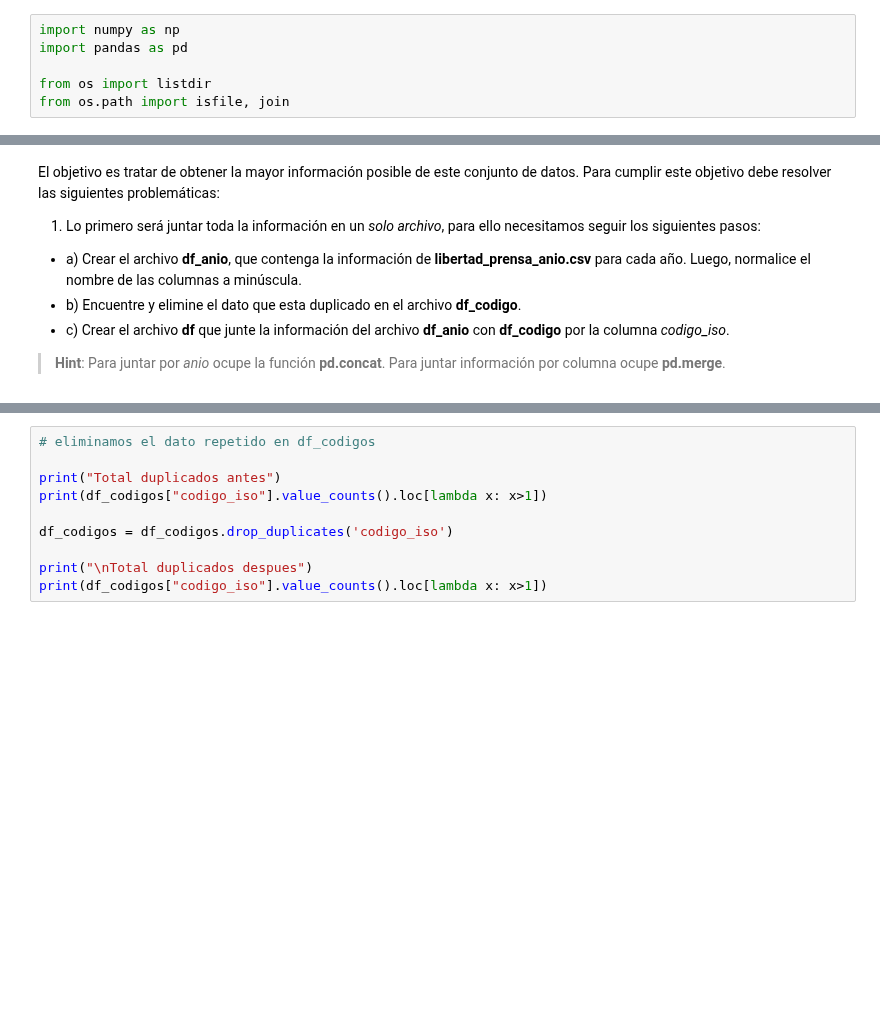
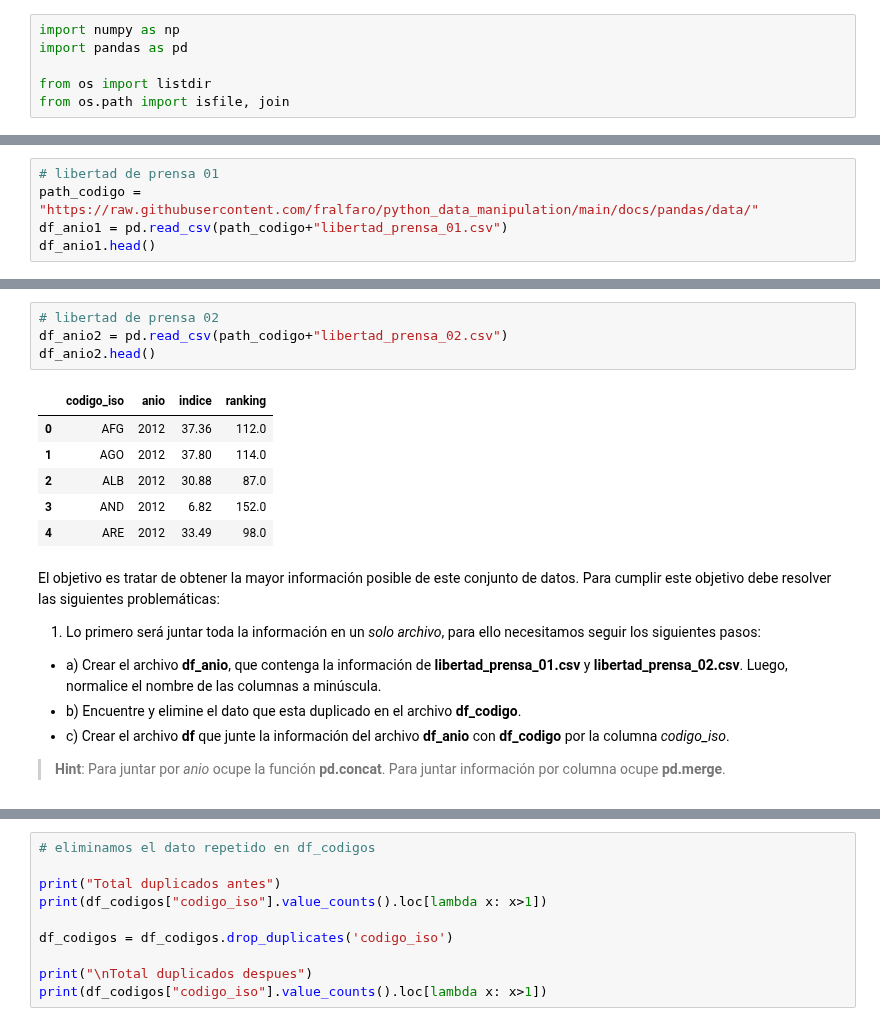
Before and after one commit to fralfaro/python_eda, a Jupyter notebook: docs/pandas/034_ejemplo_practico.ipynb, the cells around one changed output, grey strips where cells are left out. Saved outputs shown, nothing was run; the diff lists cells and outputs as text; blank space fills up the shorter version.

Commit message:
update ejemplos pandas

```diff
--- a/docs/pandas/034_ejemplo_practico.ipynb
+++ b/docs/pandas/034_ejemplo_practico.ipynb
@@ -44,3 +44,8 @@ df_codigos.head()
 | 2 | ALB | Albania |
 | 3 | AND | Andorra |
 | 4 | ARE | Emiratos Árabes Unidos |
+# %%
+# libertad de prensa 01
+path_codigo = "https://raw.githubusercontent.com/fralfaro/python_data_manipulation/main/docs/pandas/data/"
+df_anio1 = pd.read_csv(path_codigo+"libertad_prensa_01.csv")
+df_anio1.head()
@@ -47,9 +59,20 @@ df_codigos.head()
+# %%
+# libertad de prensa 02
+df_anio2 = pd.read_csv(path_codigo+"libertad_prensa_02.csv")
+df_anio2.head()
+# %% [output]
+|  | codigo_iso | anio | indice | ranking |
+| 0 | AFG | 2012 | 37.36 | 112.0 |
+| 1 | AGO | 2012 | 37.80 | 114.0 |
+| 2 | ALB | 2012 | 30.88 | 87.0 |
+| 3 | AND | 2012 | 6.82 | 152.0 |
+| 4 | ARE | 2012 | 33.49 | 98.0 |
 # %% [markdown]
 El objetivo es tratar de obtener la mayor información posible de este conjunto de datos. Para cumplir este objetivo debe resolver las siguientes problemáticas:
 
 1. Lo primero será juntar toda la información en un _solo archivo_, para ello necesitamos seguir los siguientes pasos:
 
- * a) Crear el archivo **df_anio**, que contenga la información de **libertad_prensa_anio.csv** para cada año. Luego, normalice el nombre de las columnas a minúscula.
+ * a) Crear el archivo **df_anio**, que contenga la información de **libertad_prensa_01.csv** y  **libertad_prensa_02.csv**. Luego, normalice el nombre de las columnas a minúscula.
  * b) Encuentre y elimine el dato que esta duplicado en el archivo **df_codigo**.
  * c) Crear el archivo **df** que junte la información del archivo **df_anio** con **df_codigo** por la columna _codigo_iso_.
 
```
Also changed, not shown: parts of 4 cells of this notebook, 1 other file.
